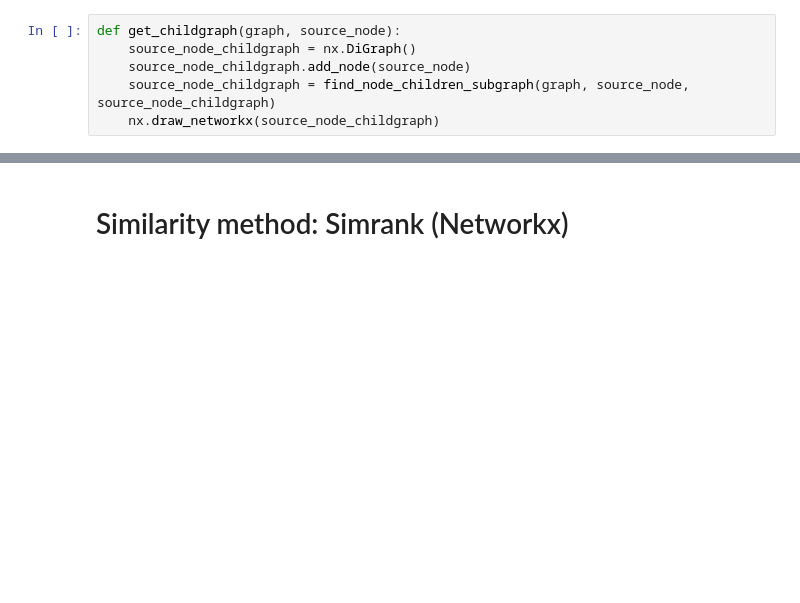
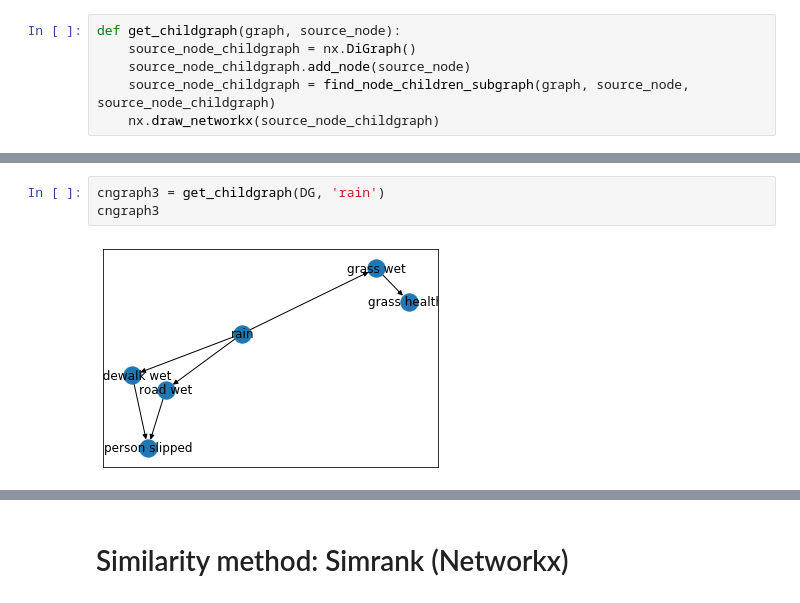
Before and after one commit to nico-espinosadice/abductive-theory, a Jupyter notebook: Individual Work/Hana-tests.ipynb, the cells around one changed output, grey strips where cells are left out. Drawn from its saved outputs; the diff is of its cells as text; blank space fills up the shorter version.

```diff
--- a/Individual Work/Hana-tests.ipynb
+++ b/Individual Work/Hana-tests.ipynb
@@ -91,0 +145,5 @@ cngraph1
+# %%
+cngraph3 = get_childgraph(DG, 'rain')
+cngraph3
+# %% [output]
+[figure, added]
```
Also changed, not shown: parts of 14 cells of this notebook.
